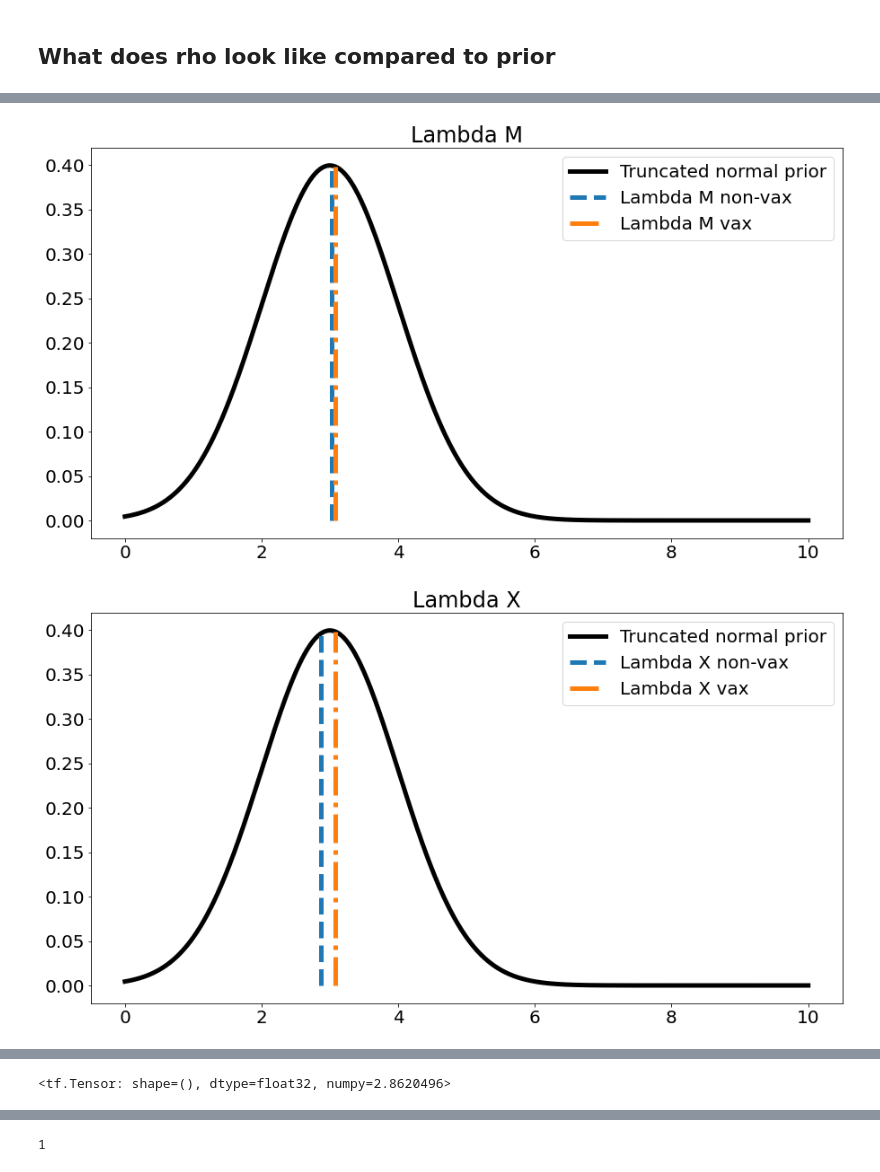
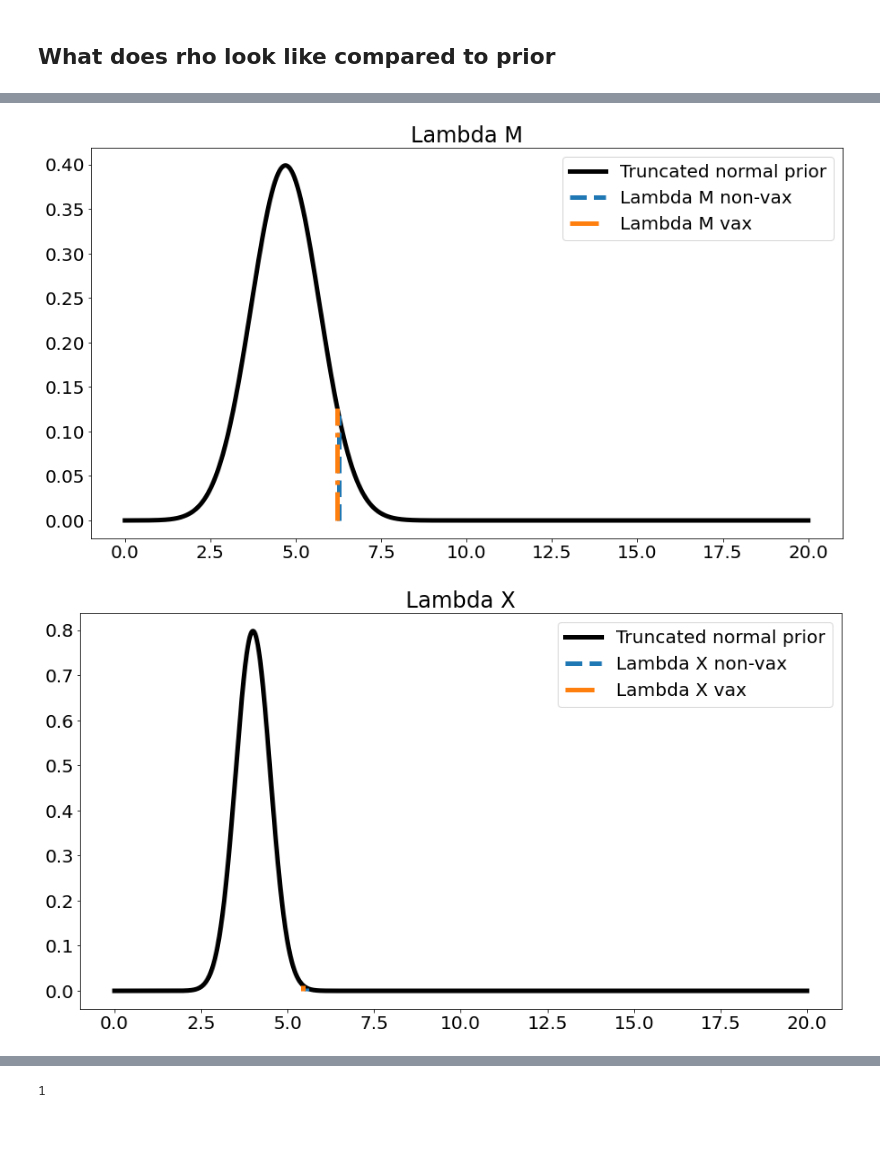
Before and after one commit to tufts-ml/covid19-forecasting, a Jupyter notebook: tf_model_1p5/Debug Forecasts.ipynb, the cells around one changed output, grey strips where cells are left out. Drawn from its saved outputs; the diff is of its cells as text; code cells hidden in the pictures; blank space fills up the shorter version.

```diff
--- a/tf_model_1p5/Debug Forecasts.ipynb
+++ b/tf_model_1p5/Debug Forecasts.ipynb
@@ -123,13 +137,10 @@ assert len(covid_estim)==len(covid_estim.date.unique())
 covid_estim.loc[:, 'date'] = pd.to_datetime(covid_estim['date'])
 covid_estim = covid_estim.set_index('date').sort_index()
 # Rename to match our compartments
-covid_estim = covid_estim.rename(columns={'infections':'infected',
+covid_estim = covid_estim.rename(columns={'infections':'asymp',
                                           'severe':'extreme',
                                           'symptomatic':'mild'
                                           })
-# Create asymptomatic by subtracting mild and extreme from all infections
-covid_estim.loc[:,'asymp'] = covid_estim['infected'] -\
-    covid_estim['mild'] - covid_estim['extreme']
 # %% [markdown]
 ### Read HHS for outcome variable
 # %%
@@ -155,7 +166,7 @@ owid['vax_pct'] = owid[['people_fully_vaccinated_per_hundred']]*0.01
 ### Merge all warmup data together on the common date index
 # %%
 df = pd.merge(hhs[['general_ward']],
-              covid_estim[['infected','asymp','extreme','mild', 'Rt']],
+              covid_estim[['asymp','extreme','mild', 'Rt']],
               how='outer',
               left_index=True, right_index=True).merge(owid[['vax_pct']], how='outer', left_index=True, right_index=True)
 # %% [markdown]
@@ -610,9 +634,9 @@ class CovidModel(tf.keras.Model):
         return
 # %%
 model = CovidModel(transition_window, T_serial,
-                 alpha_bar_M, beta_bar_M, alpha_bar_X, beta_bar_X, alpha_bar_G, beta_bar_G,
-                 lambda_bar, sigma_bar, lambda_bar, sigma_bar, lambda_bar, sigma_bar,
-                 nu_bar, tau_bar, nu_bar, tau_bar, nu_bar, tau_bar)
+                     alpha_bar_M, beta_bar_M, alpha_bar_X, beta_bar_X, alpha_bar_G, beta_bar_G,
+                 lambda_bar_M, sigma_bar_M, lambda_bar_X, sigma_bar_X, lambda_bar_G, sigma_bar_G,
+                 nu_bar_M, tau_bar_M, nu_bar_X, tau_bar_X, nu_bar_X, tau_bar_X)
 # %%
 # Define optimizer
 optimizer = tf.keras.optimizers.Adam(
@@ -686,5 +710,5 @@ model.fit(x=(np.asarray([training_rt]),
        np.asarray([warmup_mild[0]]), np.asarray([warmup_mild[1]]),
        np.asarray([warmup_extreme[0]]), np.asarray([warmup_extreme[1]])),
              y=np.asarray([training_general_ward]),
-         epochs=200, batch_size=0, callbacks=[logging_callback, tensorboard_callback])
+         epochs=500, batch_size=0, callbacks=[logging_callback, tensorboard_callback])
 # %% [output]
@@ -972,28 +1010,32 @@ plot_beta_prior('Rho G', model.rho_G, alpha_bar_G, beta_bar_G)
 # %%
 def plot_truncated_normal_prior(title, learned_values, loc_param, scale_param,
-                                low=0, high=10):
+                                low=0, high=20):
 
     a = (low - loc_param) / scale_param
     b = (high-loc_param) /scale_param
 
     plt.figure(figsize=(15,8))
     x = np.linspace(low,high,10000)
     pdf_vals = truncnorm.pdf(x, a, b, loc=loc_param, scale=scale_param)
     plt.plot(x, pdf_vals,
            'k-', lw=5, label='Truncated normal prior');
     plt.plot([learned_values[0], learned_values[0]], [0, truncnorm.pdf(learned_values[0], a, b, loc=loc_param, scale=scale_param)],
              label=f'{title} non-vax',
             linestyle='--', linewidth=5)
     plt.plot([learned_values[1], learned_values[1]], [0, truncnorm.pdf(learned_values[1], a, b, loc=loc_param, scale=scale_param)],
              label=f'{title} vax',
             linestyle='-.', linewidth=5)
     plt.legend()
     plt.title(title)
 
 
-plot_truncated_normal_prior('Lambda M', model.lambda_M, lambda_bar, sigma_bar)
-plot_truncated_normal_prior('Lambda X', model.lambda_X, lambda_bar, sigma_bar)
-plot_truncated_normal_prior('Lambda G', model.lambda_G, lambda_bar, sigma_bar)
+plot_truncated_normal_prior('Lambda M', model.lambda_M, lambda_bar_M, sigma_bar_M)
+plot_truncated_normal_prior('Lambda X', model.lambda_X, lambda_bar_X, sigma_bar_X)
+plot_truncated_normal_prior('Lambda G', model.lambda_G, lambda_bar_G, sigma_bar_G)
+
+plot_truncated_normal_prior('Nu M', model.nu_M, nu_bar_M, tau_bar_M)
+plot_truncated_normal_prior('Nu X', model.nu_X, nu_bar_X, tau_bar_X)
+plot_truncated_normal_prior('Nu G', model.nu_G, nu_bar_G, tau_bar_G)
 # %% [output]
-[figure, old version]
+[figure, new version]
-[figure, old version]
+[figure, new version]
@@ -1001,4 +1045,0 @@ plot_truncated_normal_prior('Lambda G', model.lambda_G, lambda_bar, sigma_bar)
-# %%
- model.lambda_X[0]
-# %% [output]
-<tf.Tensor: shape=(), dtype=float32, numpy=2.8620496>
```
Also changed, not shown: parts of 19 cells of this notebook, 1 other file.
